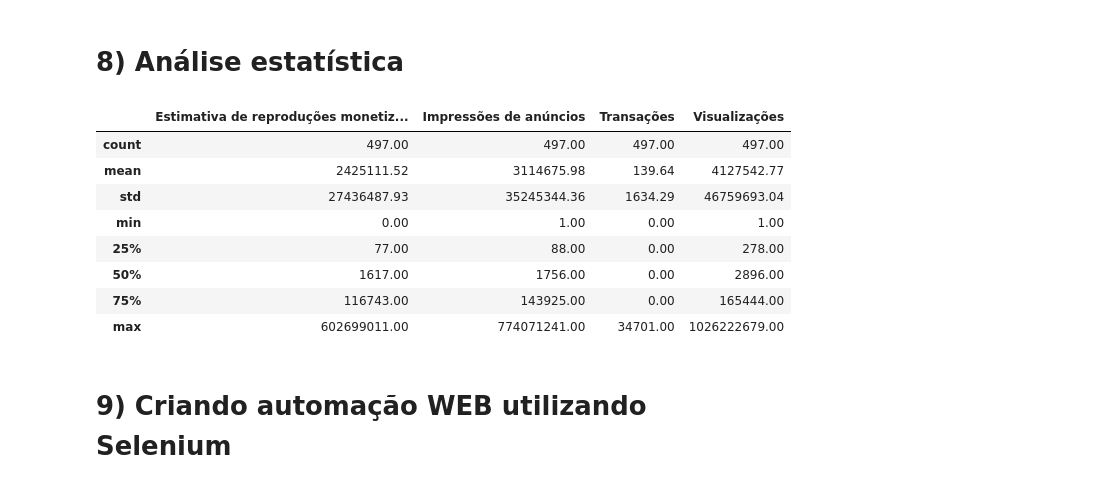
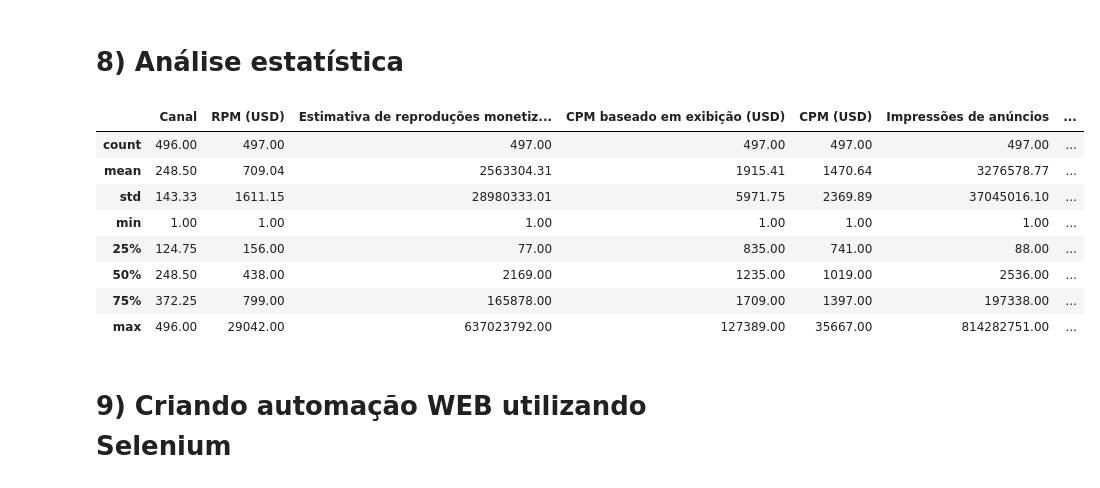
Before and after one commit to Janainareisnascimento/Adsensefinal, a Jupyter notebook: 2022_Adsense_modelagem_team_mounted.ipynb, the cells around one changed output. Saved outputs shown, nothing was run; the diff lists cells and outputs as text; code cells hidden in the pictures.

```diff
--- a/2022_Adsense_modelagem_team_mounted.ipynb
+++ b/2022_Adsense_modelagem_team_mounted.ipynb
@@ -66,5 +66,5 @@ pd.options.display.float_format = '{:.2f}'.format
 # %% [markdown]
 # **5) Importando a base de dados**
 # %%
-base_afiliados = pd.read_csv("/content/drive/MyDrive/Colab Notebooks/Adsense/2022_affiliate - Csv_afiliados.csv")
-base_receitas = pd.read_csv("/content/drive/MyDrive/Colab Notebooks/Adsense/YouTube_affiliate_M_20220701_payment_summary_v1-0.csv")
+base_afiliados = pd.read_csv("/content/drive/MyDrive/Colab Notebooks/Adsense/2022_affiliate - Csv_afiliados.csv", thousands=',')
+base_monetizacao = pd.read_csv("/content/drive/MyDrive/Colab Notebooks/Adsense/2022_resultado_monetizacao - Relatorio_financeiro (1).csv", thousands=',')
@@ -220,15 +263,15 @@ base_estatistica = pd.read_csv("//content/drive/MyDrive/Colab Notebooks/Adsense/
 # %%
-base_estatistica.describe()
+base_afiliados.describe()
 # %% [output]
-|  | Estimativa de reproduções monetiz... | Impressões de anúncios | Transações | Visualizações |
-| count | 497.00 | 497.00 | 497.00 | 497.00 |
-| mean | 2425111.52 | 3114675.98 | 139.64 | 4127542.77 |
-| std | 27436487.93 | 35245344.36 | 1634.29 | 46759693.04 |
-| min | 0.00 | 1.00 | 0.00 | 1.00 |
-| 25% | 77.00 | 88.00 | 0.00 | 278.00 |
-| 50% | 1617.00 | 1756.00 | 0.00 | 2896.00 |
-| 75% | 116743.00 | 143925.00 | 0.00 | 165444.00 |
-| max | 602699011.00 | 774071241.00 | 34701.00 | 1026222679.00 |
+|  | Canal | RPM (USD) | Estimativa de reproduções monetiz... | CPM baseado em exibição (USD) | CPM (USD) | Impressões de anúncios | ... |
+| count | 496.00 | 497.00 | 497.00 | 497.00 | 497.00 | 497.00 | ... |
+| mean | 248.50 | 709.04 | 2563304.31 | 1915.41 | 1470.64 | 3276578.77 | ... |
+| std | 143.33 | 1611.15 | 28980333.01 | 5971.75 | 2369.89 | 37045016.10 | ... |
+| min | 1.00 | 1.00 | 1.00 | 1.00 | 1.00 | 1.00 | ... |
+| 25% | 124.75 | 156.00 | 77.00 | 835.00 | 741.00 | 88.00 | ... |
+| 50% | 248.50 | 438.00 | 2169.00 | 1235.00 | 1019.00 | 2536.00 | ... |
+| 75% | 372.25 | 799.00 | 165878.00 | 1709.00 | 1397.00 | 197338.00 | ... |
+| max | 496.00 | 29042.00 | 637023792.00 | 127389.00 | 35667.00 | 814282751.00 | ... |
 # %% [markdown]
 # **9) Criando automação WEB utilizando Selenium**
 # %%
```
Also changed, not shown: parts of 21 cells of this notebook.
